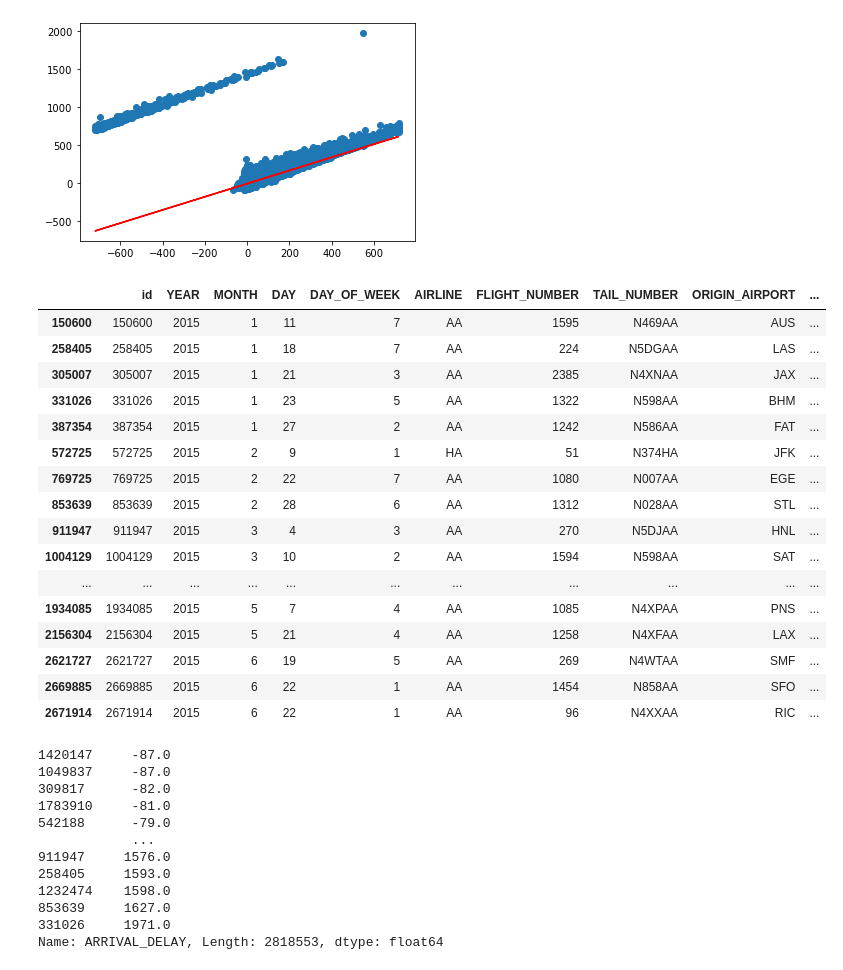
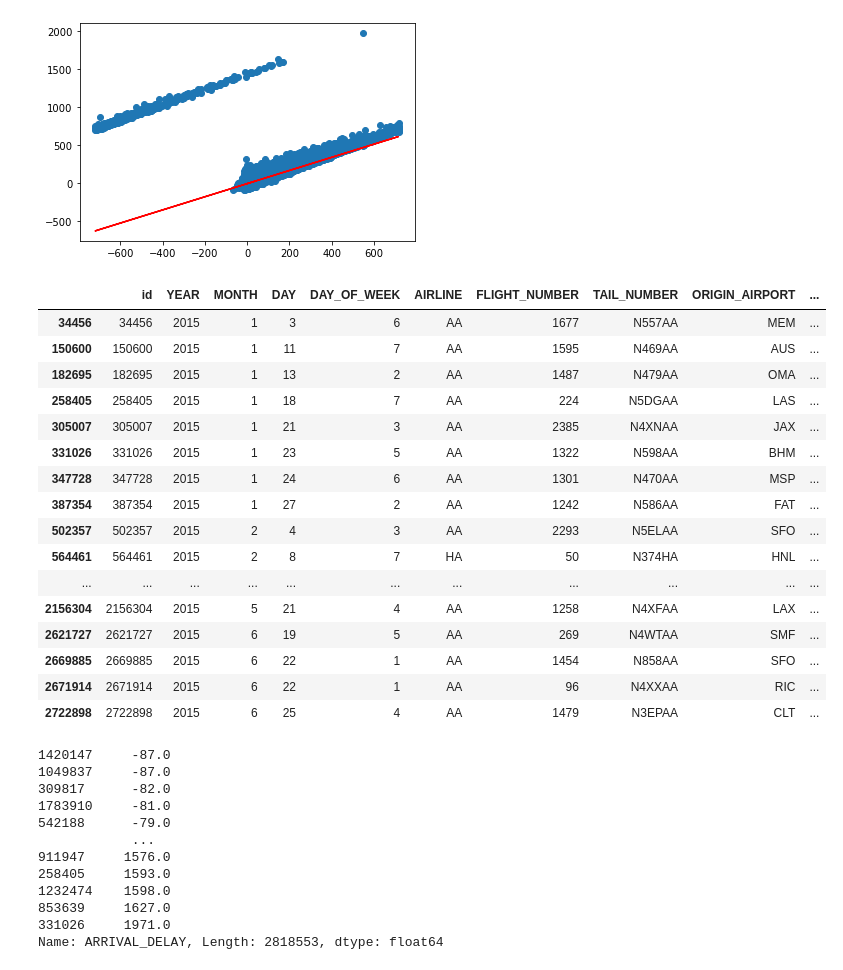
Before and after one commit to suvkp/Flights-Delay-Prediction, a Jupyter notebook: Codes/01_EDA_DEPARTURE_DELAY.ipynb, the cells around one changed output. Saved outputs shown, nothing was run; the diff lists cells and outputs as text; code cells hidden in the pictures.

```diff
--- a/Codes/01_EDA_DEPARTURE_DELAY.ipynb
+++ b/Codes/01_EDA_DEPARTURE_DELAY.ipynb
@@ -267,25 +301,25 @@ plt.plot(xfit1, yfit1, c='r')
 # %%
 pd.DataFrame(yfit1, columns=['ARRIVAL_DELAY']).to_csv('submit_sample2.csv', index_label='id')
 # %%
-train[train.ARRIVAL_DELAY>1440]
+train[train.ARRIVAL_DELAY>1350]
 # %% [output]
 |  | id | YEAR | MONTH | DAY | DAY_OF_WEEK | AIRLINE | FLIGHT_NUMBER | TAIL_NUMBER | ORIGIN_AIRPORT | ... |
+| 34456 | 34456 | 2015 | 1 | 3 | 6 | AA | 1677 | N557AA | MEM | ... |
 | 150600 | 150600 | 2015 | 1 | 11 | 7 | AA | 1595 | N469AA | AUS | ... |
+| 182695 | 182695 | 2015 | 1 | 13 | 2 | AA | 1487 | N479AA | OMA | ... |
 | 258405 | 258405 | 2015 | 1 | 18 | 7 | AA | 224 | N5DGAA | LAS | ... |
 | 305007 | 305007 | 2015 | 1 | 21 | 3 | AA | 2385 | N4XNAA | JAX | ... |
 | 331026 | 331026 | 2015 | 1 | 23 | 5 | AA | 1322 | N598AA | BHM | ... |
+| 347728 | 347728 | 2015 | 1 | 24 | 6 | AA | 1301 | N470AA | MSP | ... |
 | 387354 | 387354 | 2015 | 1 | 27 | 2 | AA | 1242 | N586AA | FAT | ... |
-| 572725 | 572725 | 2015 | 2 | 9 | 1 | HA | 51 | N374HA | JFK | ... |
-| 769725 | 769725 | 2015 | 2 | 22 | 7 | AA | 1080 | N007AA | EGE | ... |
-| 853639 | 853639 | 2015 | 2 | 28 | 6 | AA | 1312 | N028AA | STL | ... |
-| 911947 | 911947 | 2015 | 3 | 4 | 3 | AA | 270 | N5DJAA | HNL | ... |
-| 1004129 | 1004129 | 2015 | 3 | 10 | 2 | AA | 1594 | N598AA | SAT | ... |
+| 502357 | 502357 | 2015 | 2 | 4 | 3 | AA | 2293 | N5ELAA | SFO | ... |
+| 564461 | 564461 | 2015 | 2 | 8 | 7 | HA | 50 | N374HA | HNL | ... |
 | ... | ... | ... | ... | ... | ... | ... | ... | ... | ... | ... |
-| 1934085 | 1934085 | 2015 | 5 | 7 | 4 | AA | 1085 | N4XPAA | PNS | ... |
 | 2156304 | 2156304 | 2015 | 5 | 21 | 4 | AA | 1258 | N4XFAA | LAX | ... |
 | 2621727 | 2621727 | 2015 | 6 | 19 | 5 | AA | 269 | N4WTAA | SMF | ... |
 | 2669885 | 2669885 | 2015 | 6 | 22 | 1 | AA | 1454 | N858AA | SFO | ... |
 | 2671914 | 2671914 | 2015 | 6 | 22 | 1 | AA | 96 | N4XXAA | RIC | ... |
+| 2722898 | 2722898 | 2015 | 6 | 25 | 4 | AA | 1479 | N3EPAA | CLT | ... |
 # %%
 train.ARRIVAL_DELAY.sort_values()
 # %% [output]
```
Also changed, not shown: parts of 32 cells of this notebook.
